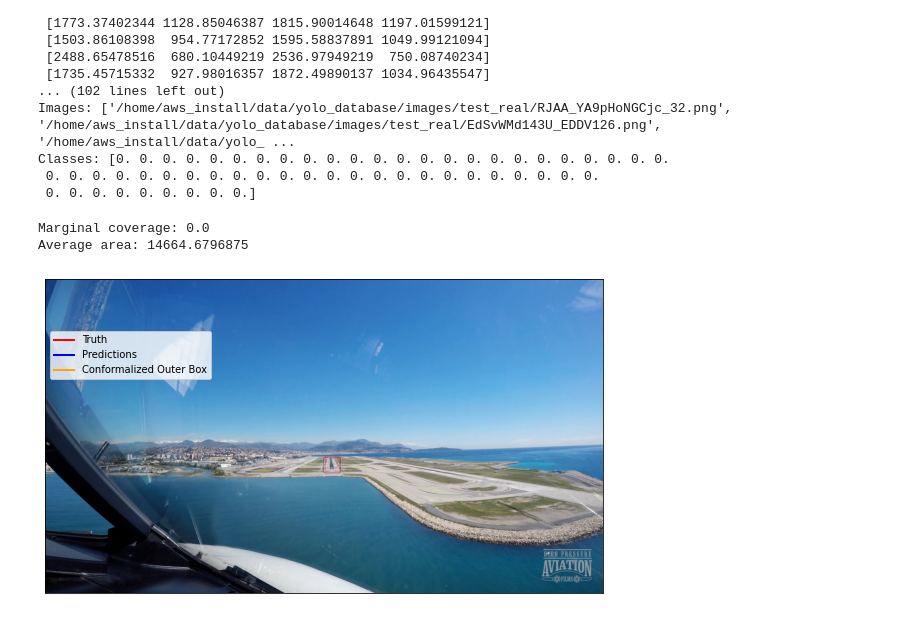
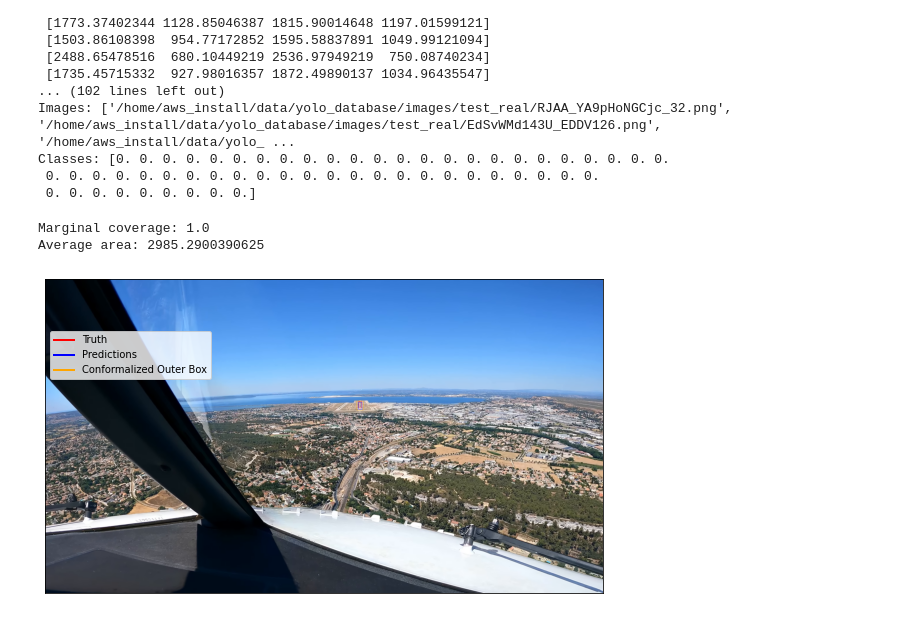
Before and after one commit to alyasltd/conformal_runway_detection, a Jupyter notebook: exp/v5_real_a.ipynb, the cells around one changed output. Saved outputs shown, nothing was run; the diff lists cells and outputs as text; code cells hidden in the pictures.

```diff
--- a/exp/v5_real_a.ipynb
+++ b/exp/v5_real_a.ipynb
@@ -12,7 +12,7 @@ from utils.pipeline import CPPipeline
 ### **Additive**
 # %%
 v5 = '../utils/v5/bestv5.onnx'
-yolov5_detector_real = YOLOAPIWrappper(v5,file_path='calibv5_real_a.pickle', conf_thres=0.7, iou_thres=0.5)
+yolov5_detector_real = YOLOAPIWrappper(v5,file_path='../calibration/calibv5_real_a.pickle', conf_thres=0.7, iou_thres=0.5)
 pipev5_real = CPPipeline(yolov5_detector_real, test_set='test_real', method='additive')
 # %%
 X_train, y_train, labels_train= pipev5_real.extract_yolo_dataset()
@@ -40,13 +40,13 @@ Classes: [0. 0. 0. 0. 0. 0. 0. 0. 0. 0. 0. 0. 0. 0. 0. 0. 0. 0. 0. 0. 0. 0. 0. 0
 # %%
 pipev5_real.infer_eval_single_image(
     conformal_predictor,
-    X_val[5],  # Image path at index 5
-    y_val[5],  # Ground truth bounding boxes at index 5
-    labels_val[5],  # Labels at index 5
+    X_val[1],  # Image path at index 5
+    y_val[1],  # Ground truth bounding boxes at index 5
+    labels_val[1],  # Labels at index 5
     None  # `y_new_api` is set to None, so the function will compute it internally
 )
 # %% [output]
-Marginal coverage: 0.0
-Average area: 14664.6796875
+Marginal coverage: 1.0
+Average area: 2985.2900390625
-[figure, old version]
+[figure, new version]
 # %%
```
Also changed, not shown: parts of 2 cells of this notebook, 5 other files.
